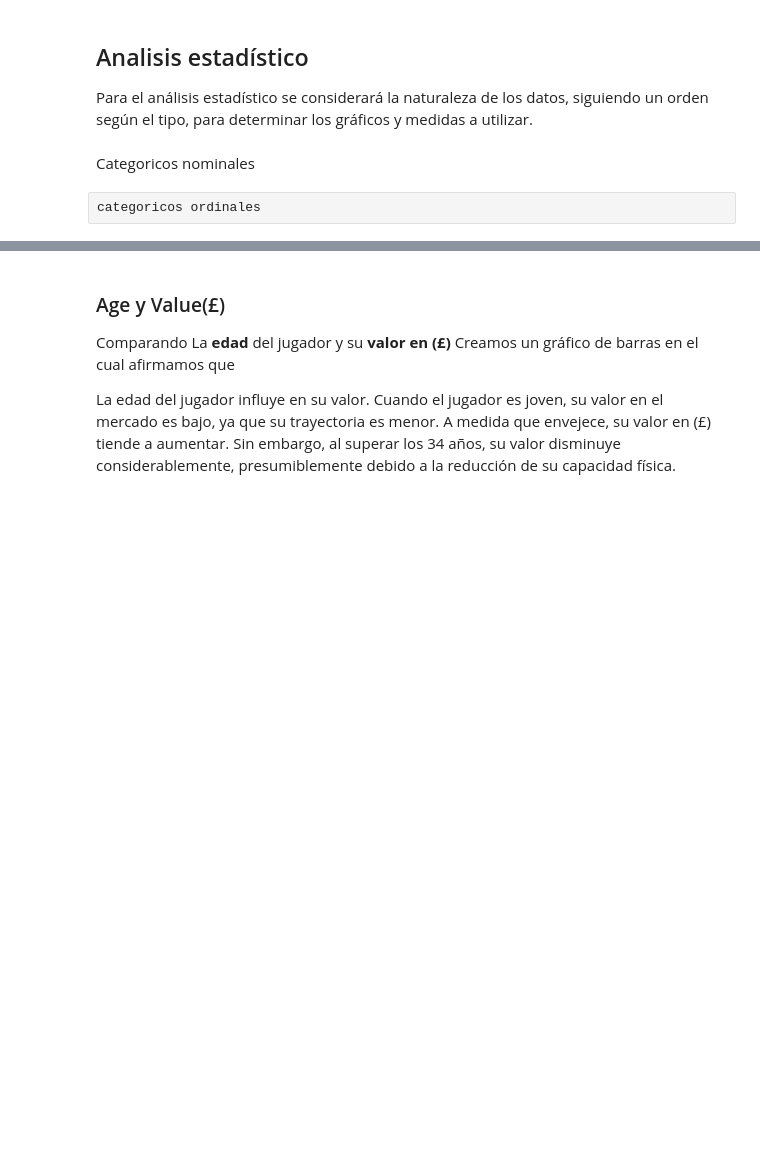
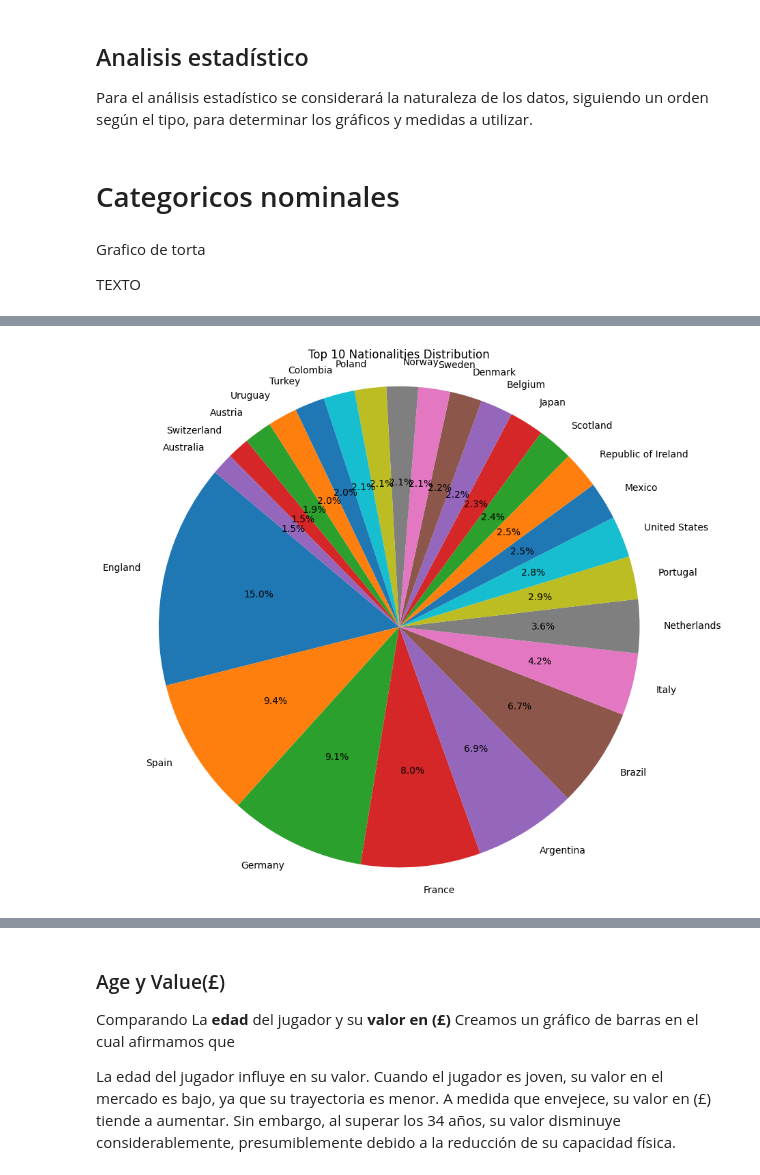
Before and after one commit to BrandonLCC/FIFA_ML_Kedro, a Jupyter notebook: machine-learning-project/notebooks/2_Data_Understanding.ipynb, the cells around one changed output, grey strips where cells are left out. Saved outputs shown, nothing was run; the diff lists cells and outputs as text; code cells hidden in the pictures; blank space fills up the shorter version.

```diff
--- a/machine-learning-project/notebooks/2_Data_Understanding.ipynb
+++ b/machine-learning-project/notebooks/2_Data_Understanding.ipynb
@@ -358,6 +394,17 @@ Variables no clasificadas: ['Photo', 'Flag', 'Club Logo']
 
 Para el análisis estadístico se considerará la naturaleza de los datos, siguiendo un orden según el tipo, para determinar los gráficos y medidas a utilizar.
 # %% [markdown]
-Categoricos nominales
+# Categoricos nominales
-# %% [raw]
-categoricos ordinales
+# %% [markdown]
+Grafico de torta
+
+TEXTO
+# %%
+top_nationalities = FIFA22_df['Nationality'].value_counts().nlargest(25)
+
+plt.figure(figsize=(10, 10))
+plt.pie(top_nationalities.values, labels=top_nationalities.index, autopct='%1.1f%%', startangle=140)
+plt.title('Top 10 Nationalities Distribution')
+plt.axis('equal')
+plt.show()
+# %% [output]
@@ -363,0 +412 @@ categoricos ordinales
+[figure, added]
```
Also changed, not shown: parts of 22 cells of this notebook, 1 other file.
